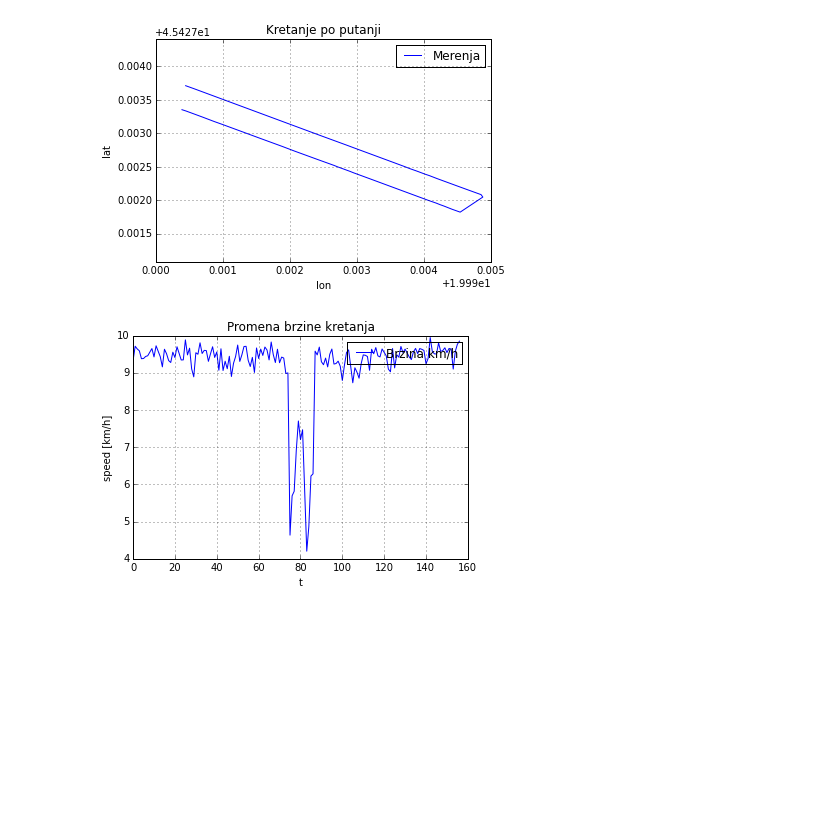
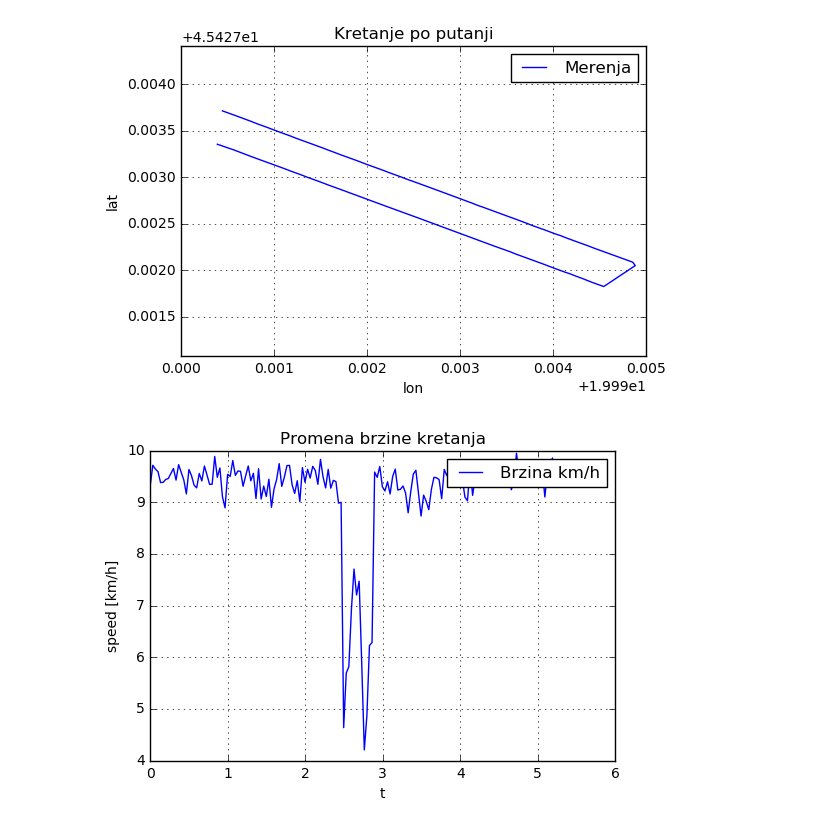
Before and after one commit to ftn-ai-lab/sc-2016-e2, a Jupyter notebook: teorija/notebooks/SC15 - GPS - nepreciznost i neodredjenost.ipynb, the cells around one changed output. Saved outputs shown, nothing was run; the diff lists cells and outputs as text; code cells hidden in the pictures; blank space fills up the shorter version.

```diff
--- a/teorija/notebooks/SC15 - GPS - nepreciznost i neodredjenost.ipynb
+++ b/teorija/notebooks/SC15 - GPS - nepreciznost i neodredjenost.ipynb
@@ -41,17 +42,20 @@ from matplotlib.patches import Circle
 
 np.set_printoptions(precision=3)
 # %%
-with open('data/gps_data_1.csv', 'r') as f:
-    data = f.read()
-#print data
-geo = []
-lines = data.split('\n')
-for line in lines:
-    parts = line.split('\t')
-    if len(parts)>1:
-        geo.append(np.array([float(parts[0]), float(parts[1]), float(parts[2])]))
-
-geo = np.array(geo)
+def load_data(file_name):
+    with open(file_name, 'r') as f:
+        data = f.read()
+    #print data
+    geo = []
+    lines = data.split('\n')
+    for line in lines:
+        parts = line.split('\t')
+        if len(parts)>1:
+            geo.append(np.array([float(parts[0]), float(parts[1]), float(parts[2])]))
+    geo = np.array(geo)
+    return geo
+# %%
+geo = load_data('data/gps_data_1.csv')
 # %%
 plt.plot(geo[:,0], geo[:,1], color='b', label='Merenja');
 plt.legend()
@@ -141,16 +145,16 @@ plt.ylabel('lat')
 plt.axis('equal')
 plt.grid(True)
 # %% [output]
-[figure, old version]
+[figure, new version]
 # %%
 speed = geo[15:172,2]
-t = np.arange(0, len(speed))
+t = 2*np.arange(0, len(speed))/60.1
 
 plt.plot(t, speed, color='b', label='Brzina km/h');
 plt.legend()
 plt.title('Promena brzine kretanja')
 plt.xlabel('t')
 plt.ylabel('speed [km/h]')
 plt.grid(True)
 # %% [output]
-[figure, old version]
+[figure, new version]
```
Also changed, not shown: parts of 18 cells of this notebook, 4 other files.
